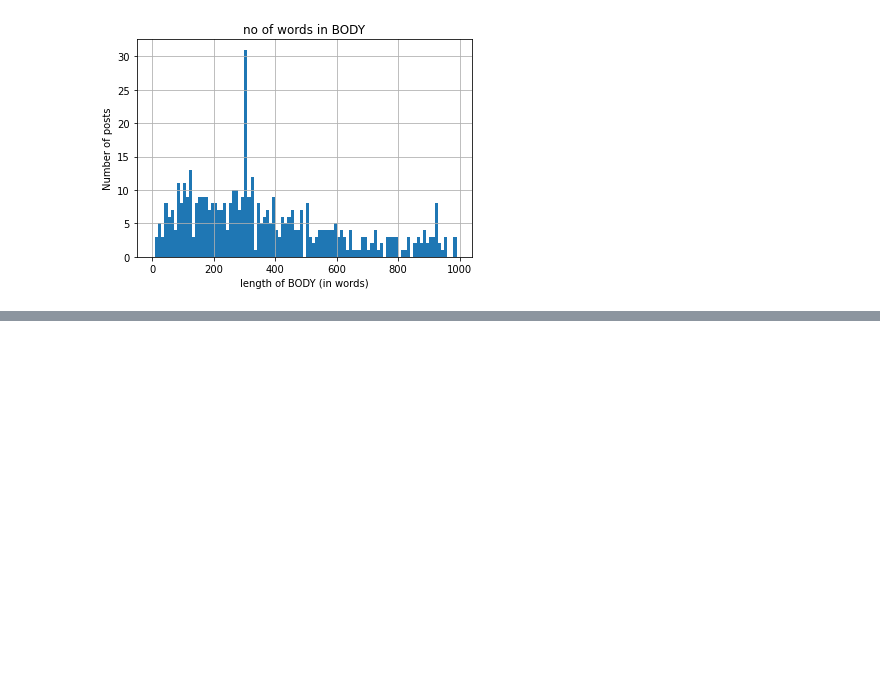
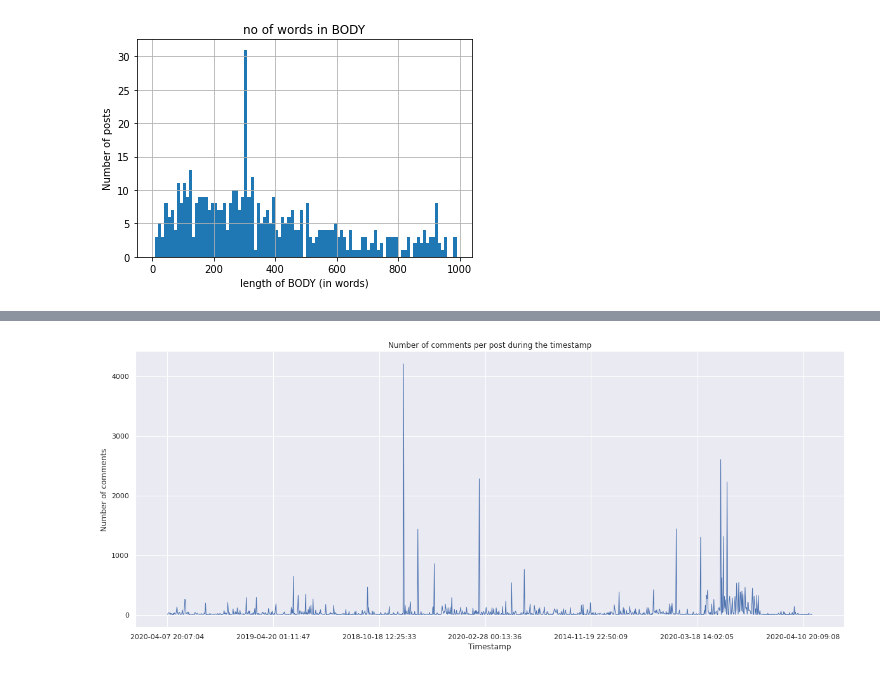
Before and after one commit to abhishek-parashar/Reddit-flair-detection, a Jupyter notebook: experiment_log_for_eda.ipynb, the cells around one changed output, grey strips where cells are left out. Drawn from its saved outputs; the diff is of its cells as text; code cells hidden in the pictures; blank space fills up the shorter version.

```diff
--- a/experiment_log_for_eda.ipynb
+++ b/experiment_log_for_eda.ipynb
@@ -340,0 +406,12 @@ plt.show()
+# %%
+df4=df.set_index('timestamp')
+# %%
+sns.set(rc={'figure.figsize':(20, 8)})
+df4['comms_num'].plot(linewidth=1);
+plt.title("Number of comments per post during the timestamp")
+plt.xlabel("Timestamp")
+plt.ylabel("Number of comments")
+plt.savefig('no of comments per time stamp.png')
+plt.show()
+# %% [output]
+[figure, added]
```
Also changed, not shown: parts of 11 cells of this notebook.
